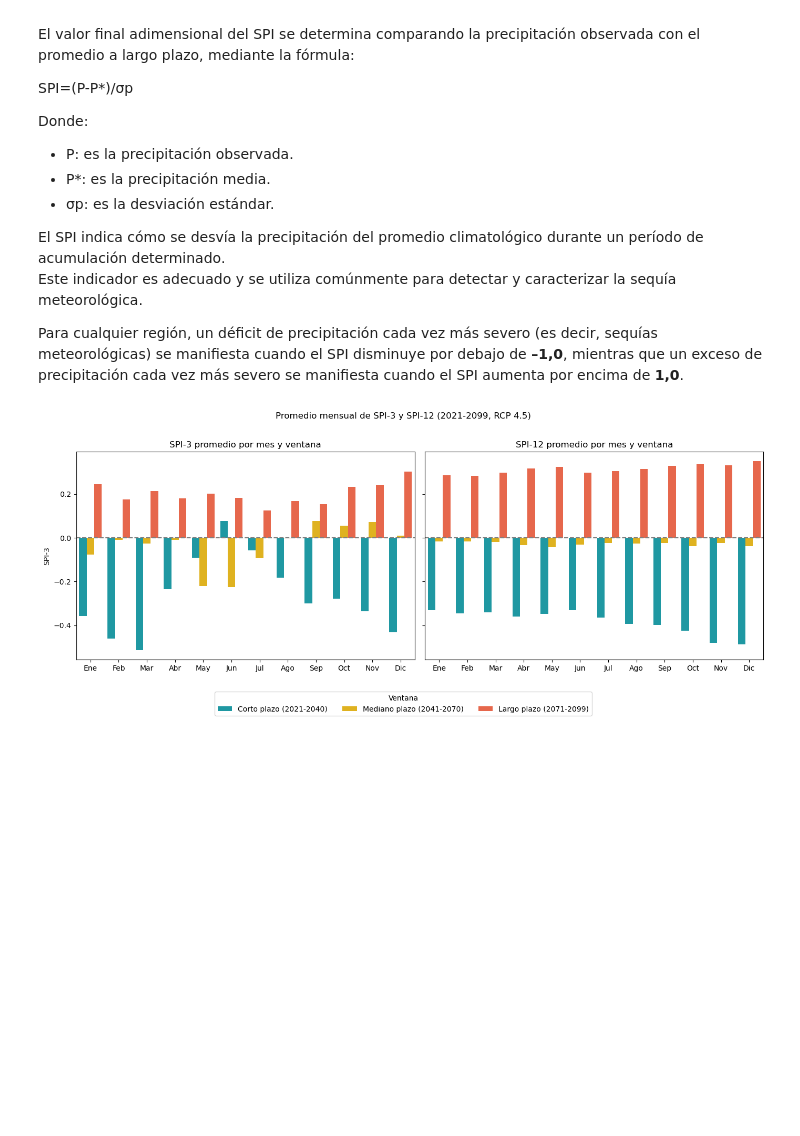
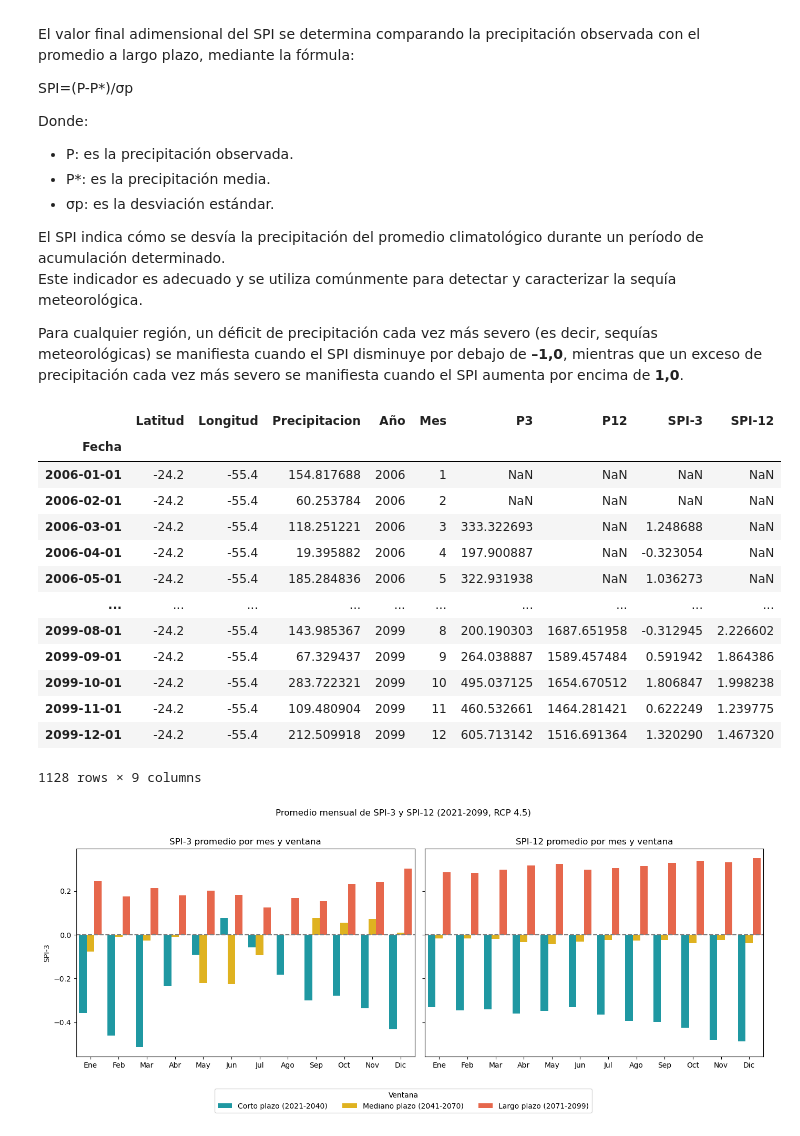
Before and after one commit to aliciagali-s/proyectoFinalPython_AG, a Jupyter notebook: proyecto_final_AliciaGali.ipynb, the cells around one changed output. Saved outputs shown, nothing was run; the diff lists cells and outputs as text; code cells hidden in the pictures; blank space fills up the shorter version.

```diff
--- a/proyecto_final_AliciaGali.ipynb
+++ b/proyecto_final_AliciaGali.ipynb
@@ -298,34 +334,50 @@ proyectado = proyectado.sort_values('Fecha')
 # Rolling sums. Aquí se calculan las precipitaciones acumuladas para cada mes para el intervalo de 3 y de 12 meses.
 historico['P3'] = historico['Precipitacion'].rolling(window=3).sum()
 historico['P12'] = historico['Precipitacion'].rolling(window=12).sum()
 proyectado['P3'] = proyectado['Precipitacion'].rolling(window=3).sum()
 proyectado['P12'] = proyectado['Precipitacion'].rolling(window=12).sum()
 
 # Se define la función para calcular el SPI utilizando la biblioteca climate_indices
 def calcular_spi(df, col, escala):
     serie = df[col].to_numpy()
 
     spi = indices.spi(
         values=serie,
         scale=escala,   # La escala es 3 o 12, según estemos calculando SPI-3 o SPI-12
         distribution=indices.Distribution.gamma,
         data_start_year=df.index.year.min(),
         calibration_year_initial=1961,
         calibration_year_final=2005,
         periodicity= compute.Periodicity.monthly
     )
 
     return pd.Series(spi, index=df.index)
 
 # Se calcula el SPI-3 y SPI-12 aplicando la función definida a la proyección
 spi3 = calcular_spi(proyectado, 'Precipitacion', 3)
 spi12 = calcular_spi(proyectado, 'Precipitacion', 12)
 
 proyectado['SPI-3'] = spi3
 proyectado['SPI-12'] = spi12
 
 # Exportamos el df proyectado con los resultados en caso de que quieran visualizarle en una planilla
-proyectado.to_csv('proyectado.csv', sep=';')
+proyectado.to_csv('resultados/proyectado.csv', sep=';')
+proyectado
+# %% [output]
+|  | Latitud | Longitud | Precipitacion | Año | Mes | P3 | P12 | SPI-3 | SPI-12 |
+| Fecha |  |  |  |  |  |  |  |  |  |
+| 2006-01-01 | -24.2 | -55.4 | 154.817688 | 2006 | 1 | NaN | NaN | NaN | NaN |
+| 2006-02-01 | -24.2 | -55.4 | 60.253784 | 2006 | 2 | NaN | NaN | NaN | NaN |
+| 2006-03-01 | -24.2 | -55.4 | 118.251221 | 2006 | 3 | 333.322693 | NaN | 1.248688 | NaN |
+| 2006-04-01 | -24.2 | -55.4 | 19.395882 | 2006 | 4 | 197.900887 | NaN | -0.323054 | NaN |
+| 2006-05-01 | -24.2 | -55.4 | 185.284836 | 2006 | 5 | 322.931938 | NaN | 1.036273 | NaN |
+| ... | ... | ... | ... | ... | ... | ... | ... | ... | ... |
+| 2099-08-01 | -24.2 | -55.4 | 143.985367 | 2099 | 8 | 200.190303 | 1687.651958 | -0.312945 | 2.226602 |
+| 2099-09-01 | -24.2 | -55.4 | 67.329437 | 2099 | 9 | 264.038887 | 1589.457484 | 0.591942 | 1.864386 |
+| 2099-10-01 | -24.2 | -55.4 | 283.722321 | 2099 | 10 | 495.037125 | 1654.670512 | 1.806847 | 1.998238 |
+| 2099-11-01 | -24.2 | -55.4 | 109.480904 | 2099 | 11 | 460.532661 | 1464.281421 | 0.622249 | 1.239775 |
+| 2099-12-01 | -24.2 | -55.4 | 212.509918 | 2099 | 12 | 605.713142 | 1516.691364 | 1.320290 | 1.467320 |
+1128 rows × 9 columns
 # %%
 # Se filtra el SPI para considerar solo los años de interés (2021 a 2099)
 spi_filtrado = proyectado.loc[proyectado.index.year >= 2021].copy()
```
Also changed, not shown: parts of 13 cells of this notebook, 9 other files.
